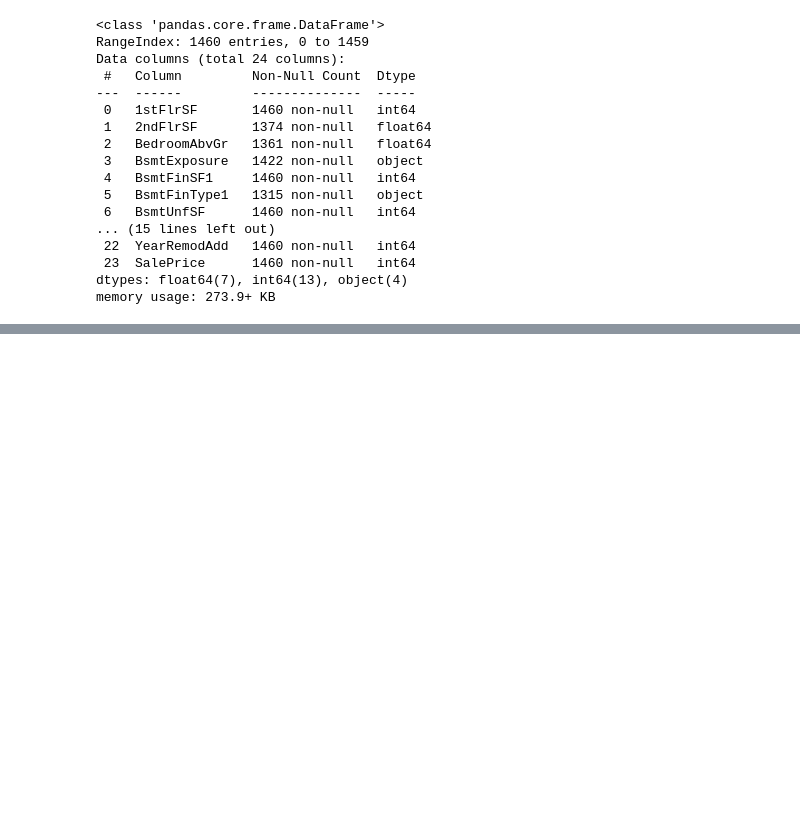
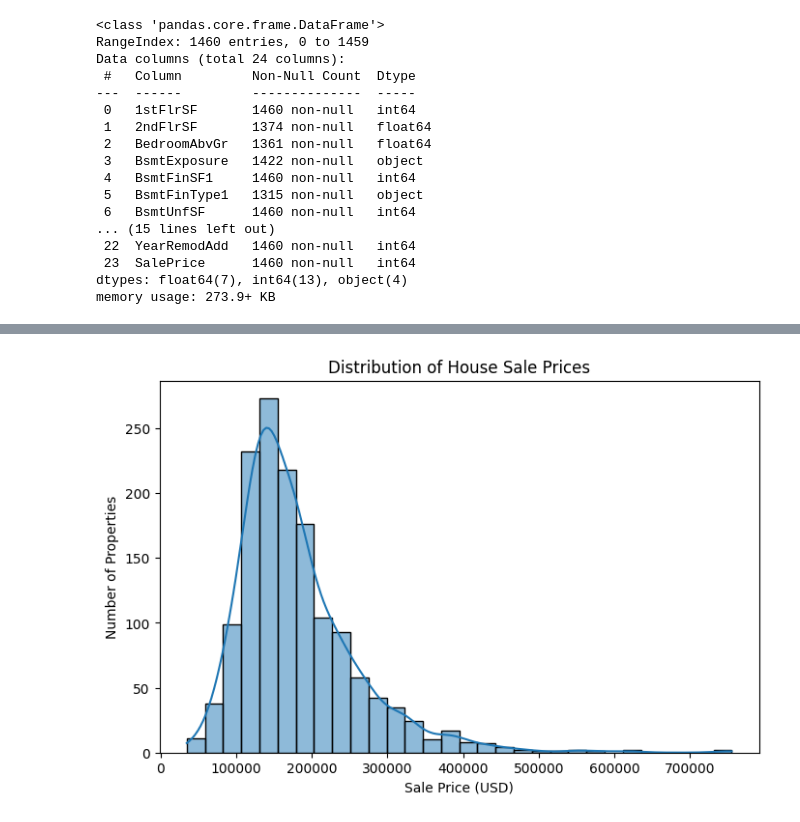
Before and after one commit to liepinaievaa-maker/heritage-housing-analysis, a Jupyter notebook: jupyter_notebooks/02_Data_Collection_And_Exploration.ipynb, the cells around one changed output, grey strips where cells are left out. Saved outputs shown, nothing was run; the diff lists cells and outputs as text; code cells hidden in the pictures; blank space fills up the shorter version.

```diff
--- a/jupyter_notebooks/02_Data_Collection_And_Exploration.ipynb
+++ b/jupyter_notebooks/02_Data_Collection_And_Exploration.ipynb
@@ -98,5 +91,0 @@ The dataset contains 1,460 observations and 24 variables. It includes both numer
-# %%
-import matplotlib.pyplot as plt
-import seaborn as sns
-
-plt.style.use("ggplot")
@@ -191,0 +206,26 @@ plt.show()
+# %%
+from pathlib import Path
+import matplotlib.pyplot as plt
+import seaborn as sns
+
+# Create the output directory if it doesn't exist
+Path("outputs/plots").mkdir(parents=True, exist_ok=True)
+
+plt.figure(figsize=(8, 5))
+
+sns.histplot(
+    data=df,
+    x="SalePrice",
+    bins=30,
+    kde=True
+)
+
+plt.title("Distribution of House Sale Prices")
+plt.xlabel("Sale Price (USD)")
+plt.ylabel("Number of Properties")
+
+plt.savefig("outputs/plots/sale_price_distribution.png")
+
+plt.show()
+# %% [output]
+[figure, added]
```
Also changed, not shown: parts of 55 cells of this notebook, 3 other files.
